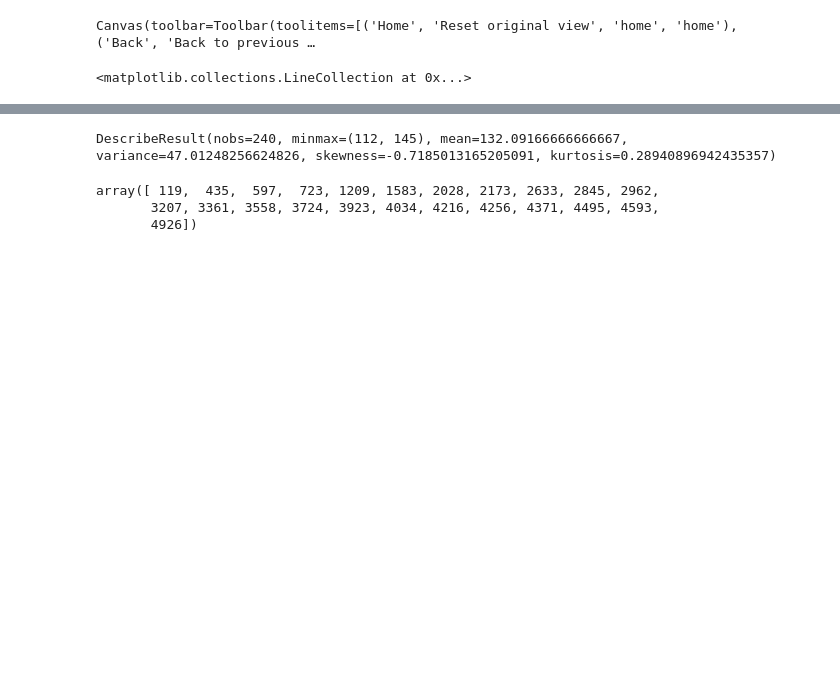
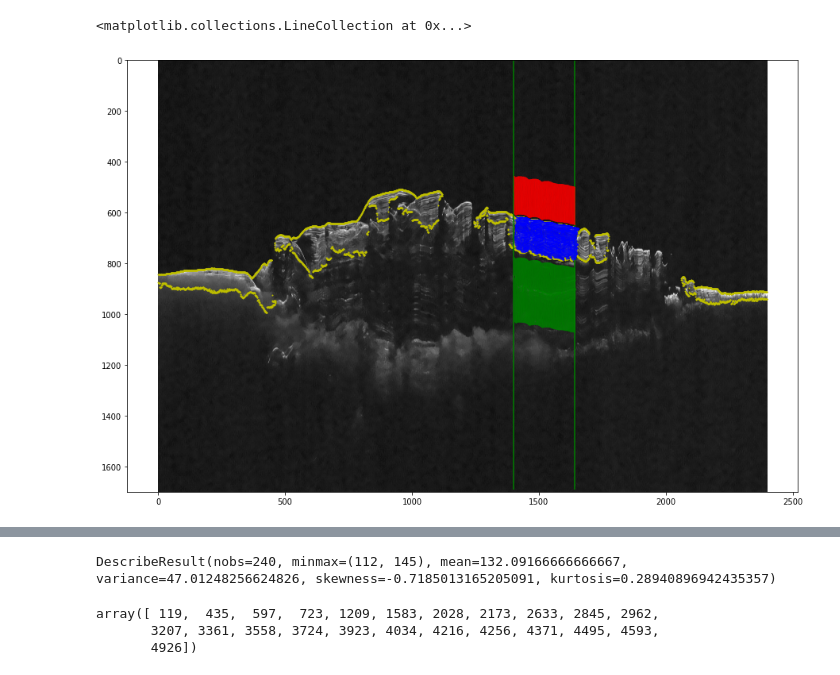
Before and after one commit to GiuliaLovati/Tesy, a Jupyter notebook: TimeSeriesAnalysis.ipynb, the cells around one changed output, grey strips where cells are left out. Cells and saved outputs as stored; diff of their text form; code cells hidden in the pictures; blank space fills up the shorter version.

Commit message:
Time series analisys applied on two regions of the radargram

```diff
--- a/TimeSeriesAnalysis.ipynb
+++ b/TimeSeriesAnalysis.ipynb
@@ -43,44 +47,56 @@ class TimeSerie():
 # %%
 # now we extract the timeseries, also a plot just to be sure of what we are doing
 
-figure()
+figure(figsize=(20,10))
 imshow(im)
 gray()
 series = []
-noises = []
+noises = []    #taken in a region over the cap where no signal is expected
+seriesdeep = []
 
 nlength = 150 # lenght of ts for noise
 buf = 10
 
 for i, colid in enumerate(np.arange(start, end)):
 #     print(f"column {colid}")
     if colid not in upy:
 #         print("not")
         continue
 
     col_pos_in_list = np.where(colid == upy)[0][0]
 
-    astart = upx[col_pos_in_list]
+    astart = upx[col_pos_in_list] #raw value where the signal selected region begins for each column
     aend = lox[col_pos_in_list]
 #     print(astart, aend)
 
     ts = im.T[colid][astart:aend]
 
-    nstart = astart-nlength - buf
+    plt.plot(ts*0.1+colid, np.arange(len(ts))+astart+1, color="b", linewidth=0.5)
+
+    nstart = astart-nlength - buf  #region over the cap between the column limits start and end
     nend = astart-buf
 
     no = im.T[colid][nstart:nend]
-    plot(ts*0.1+colid, np.arange(len(ts))+astart+1, color="b", linewidth=0.5)
+
+    plt.plot(no*0.1+colid, np.arange(len(no))+nstart+1, color="r", linewidth=0.5)
+
+    dstart = astart+nlength + buf  #region over the cap between the column limits start and end
+    dend = dstart+int(1.7*nlength)
+
+    dts = im.T[colid][dstart:dend]
+
+    plt.plot(dts*0.1+colid, np.arange(len(dts))+dstart+1, color="g", linewidth=0.5)
 
     series.append(TimeSerie(signal=ts, start=astart, end=aend, column=colid))
     noises.append(TimeSerie(signal=no, start=nstart, end=nend, column=colid))
+    seriesdeep.append(TimeSerie(signal=dts, start=dstart, end=dend, column=colid))
 
 # gca().set_ylim(gca().get_ylim()[::-1])
 
 plt.scatter(upy,upx, c='y', s=1)
 plt.scatter(loy,lox, c='y', s=1)
 
-vlines([start, end], 0, 1600)
+vlines([start, end], 0, 1690, 'g')
 # %% [output]
-Canvas(toolbar=Toolbar(toolitems=[('Home', 'Reset original view', 'home', 'home'), ('Back', 'Back to previous …
+<matplotlib.collections.LineCollection at 0x...>
-<matplotlib.collections.LineCollection at 0x...>
+[figure, added]
```
Also changed, not shown: parts of 20 cells of this notebook.
